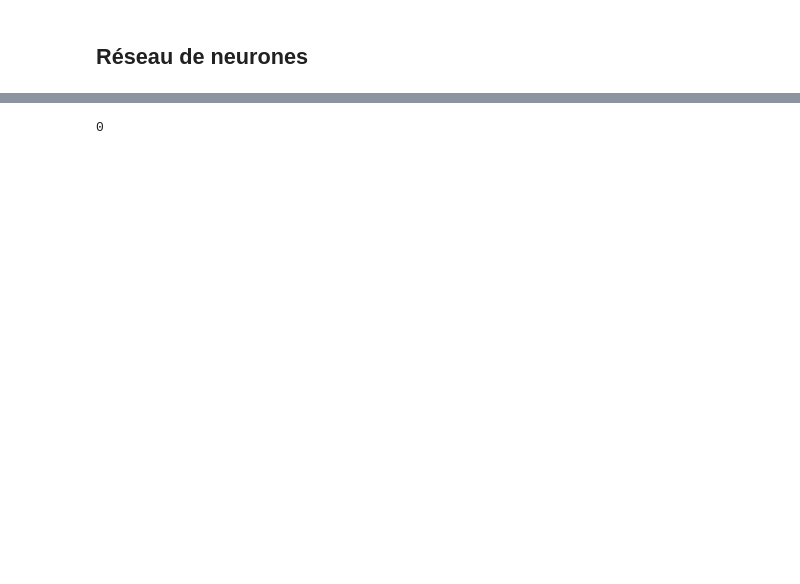
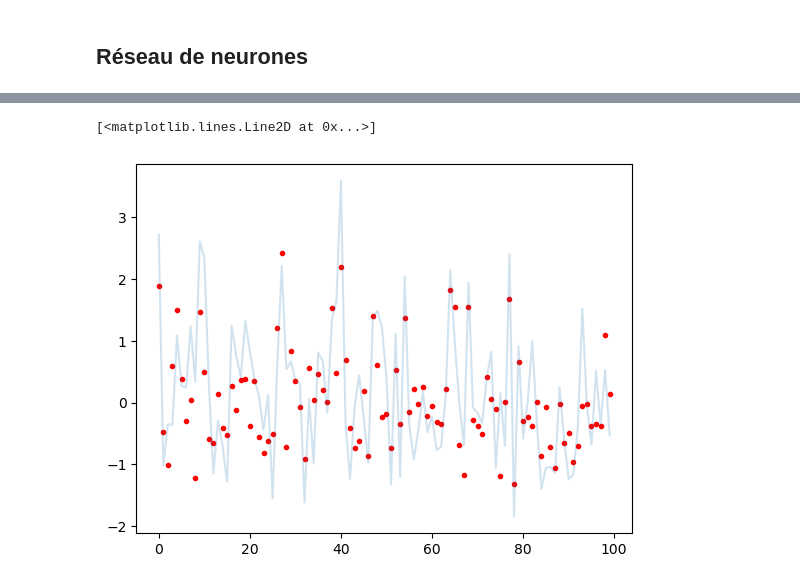
Before and after one commit to LoanRenaud/zundel, a Jupyter notebook: Zundel_Ion.ipynb, the cells around one changed output, grey strips where cells are left out. Saved outputs shown, nothing was run; the diff lists cells and outputs as text; code cells hidden in the pictures; blank space fills up the shorter version.

```diff
--- a/Zundel_Ion.ipynb
+++ b/Zundel_Ion.ipynb
@@ -570,0 +594,4 @@ Epoch 74/200
+# %%
+plt.scatter(np.arange(0, len(y_train[:100])),model.predict(X_test_CMe_red[:100]), marker='.', color='red')
+plt.plot(np.arange(0, len(y_train[:100])), y_test[:100], alpha=0.2)
+# %% [output]
@@ -571,3 +600,5 @@ Epoch 74/200
+[<matplotlib.lines.Line2D at 0x...>]
+[figure, added]
 # %%
 import numpy as np
 import ase
@@ -611,7 +642,3 @@ derivatives, descriptors = soap.derivatives(
 np.save("E.npy", energies)
 np.save("D.npy", descriptors)
 np.save("dD_dr.npy", derivatives)
-# %%
-np.sum(descriptors==0)
-# %% [output]
-0
```
Also changed, not shown: parts of 18 cells of this notebook.
